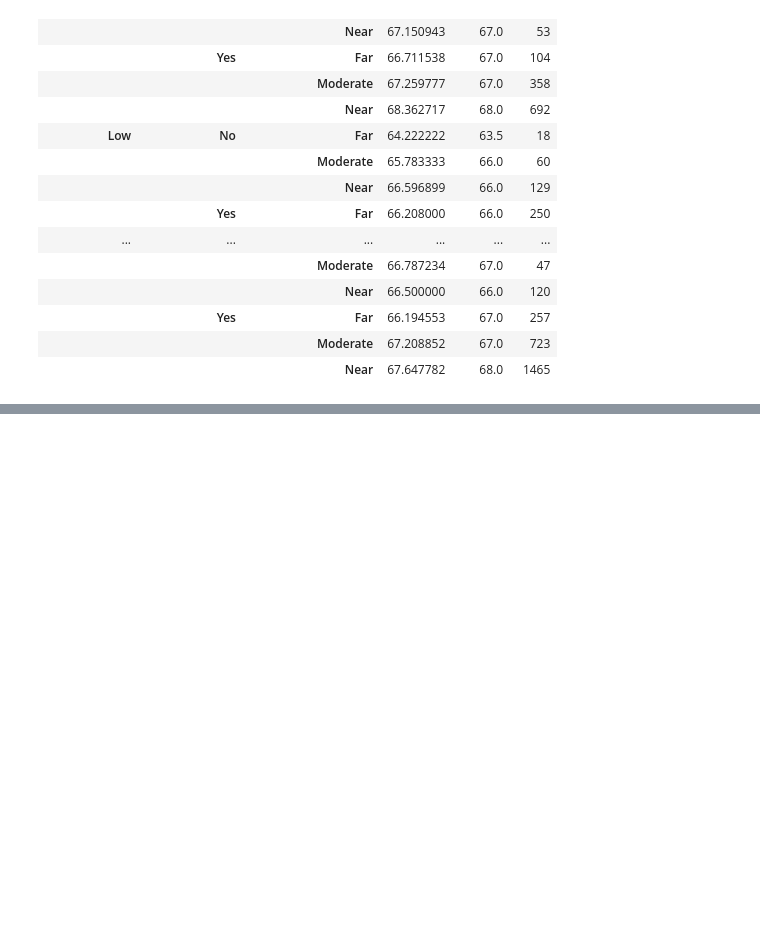
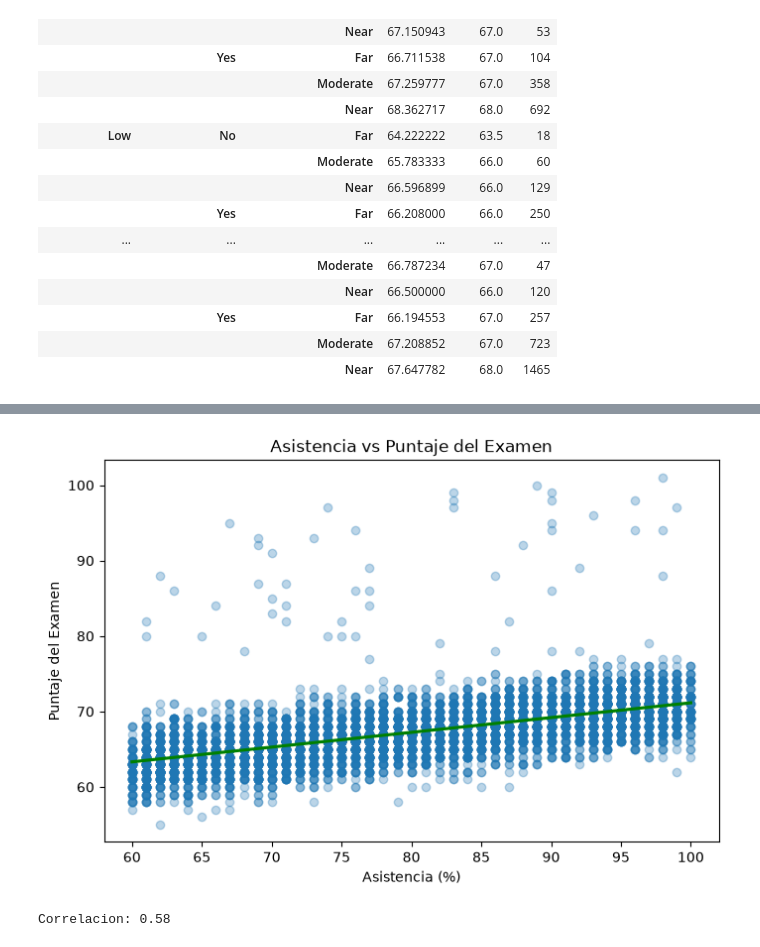
Before and after one commit to ocamporuiznicolas-ux/Proyecto-Final-Progra-2, a Jupyter notebook: notebooks/limpiezaDatos.ipynb, the cells around one changed output, grey strips where cells are left out. Cells and saved outputs as stored; diff of their text form; code cells hidden in the pictures; blank space fills up the shorter version.

```diff
--- a/notebooks/limpiezaDatos.ipynb
+++ b/notebooks/limpiezaDatos.ipynb
@@ -347,0 +391,16 @@ df["Academic_Progress"] = df["Exam_Score"] - df["Previous_Scores"]
+# %%
+#Grafico 3: Relacion entre asistencia y puntaje del examen
+plt.figure(figsize=(8, 5))
+sns.regplot(data=df, x="Attendance", y="Exam_Score", scatter_kws={"alpha": 0.3}, line_kws={"color": "green"})
+plt.title("Asistencia vs Puntaje del Examen")
+plt.xlabel("Asistencia (%)")
+plt.ylabel("Puntaje del Examen")
+plt.show()
+
+print("Correlacion:", round(df["Attendance"].corr(df["Exam_Score"]), 2))
+
+#Conclusion: la asistencia es la variable que mas se relaciona con el puntaje (correlacion de 0.58).
+#Los estudiantes con 60-70% de asistencia promedian 64.3, mientras que los de 90-100% promedian 70.1.
+# %% [output]
+[figure, added]
+Correlacion: 0.58
```
Also changed, not shown: parts of 6 cells of this notebook, 1 other file.
